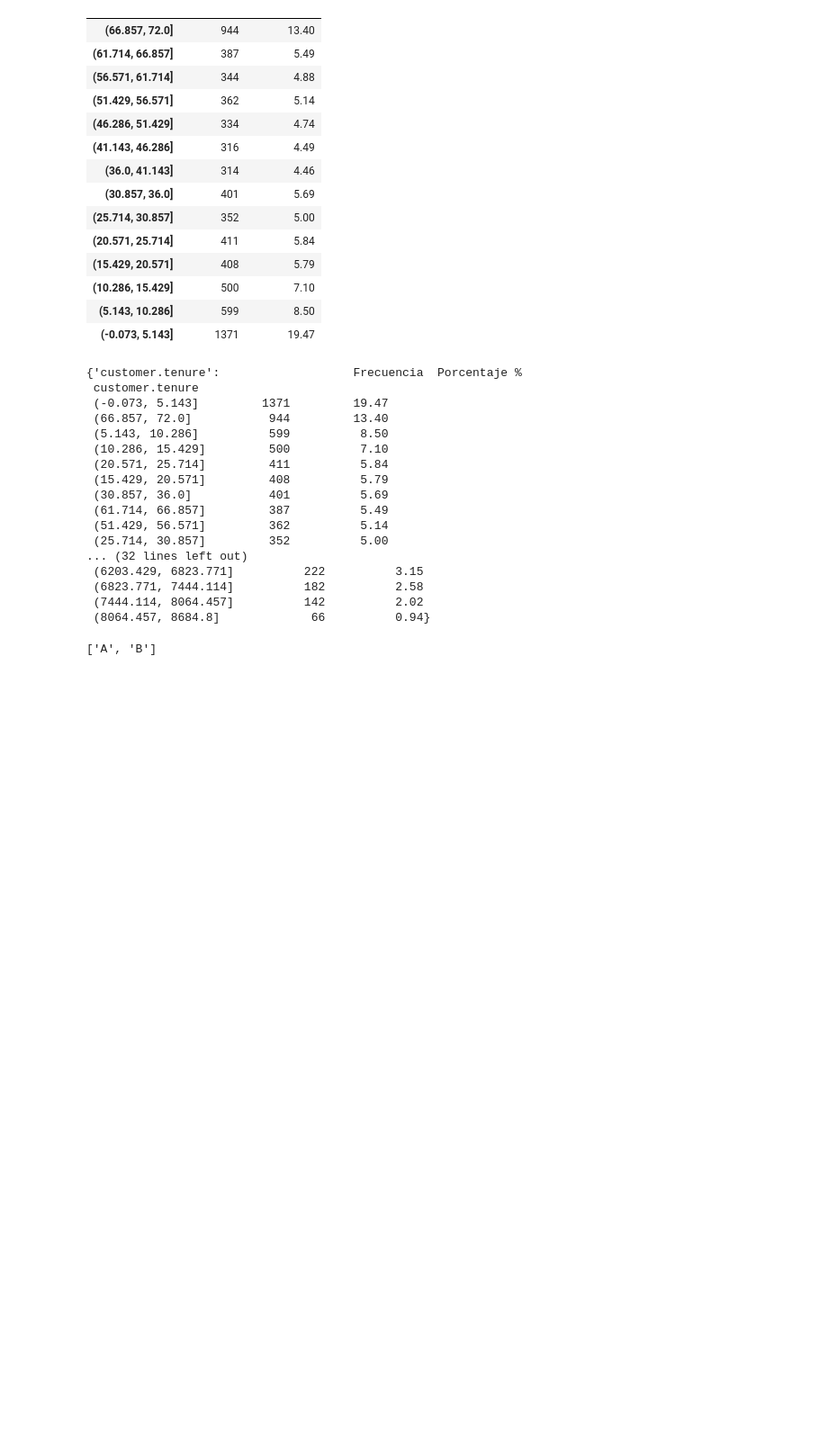
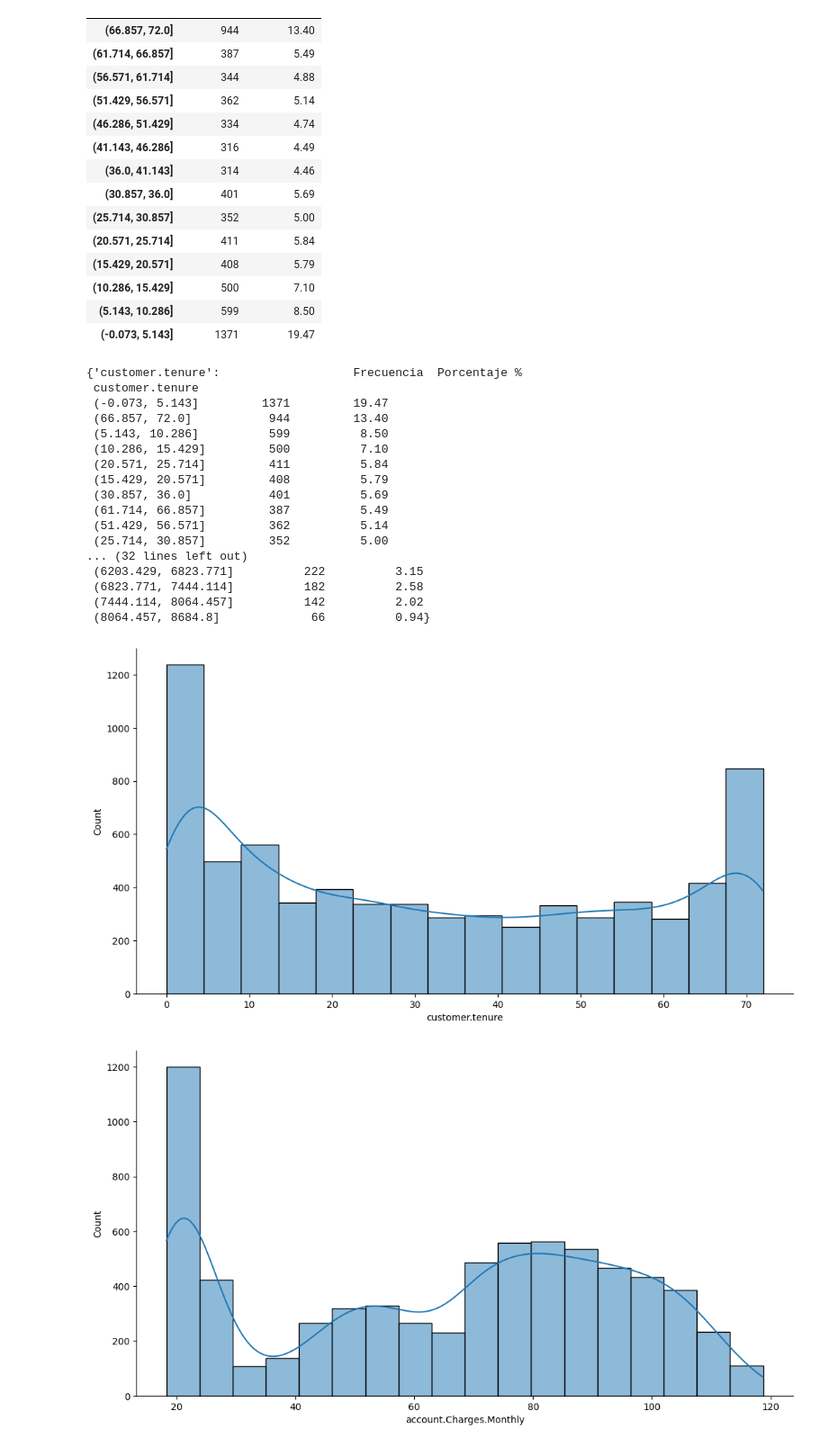
Before and after one commit to Tecindes/ChakkengeONE, a Jupyter notebook: TelecomX_parte2_latam.ipynb, the cells around one changed output. Shown at 90% size. Drawn from its saved outputs; the diff is of its cells as text; code cells hidden in the pictures; blank space fills up the shorter version.

```diff
--- a/TelecomX_parte2_latam.ipynb
+++ b/TelecomX_parte2_latam.ipynb
@@ -391,10 +391,3 @@ dis_frec_cuantitativa_dict_sturges
  (6823.771, 7444.114]          182          2.58
  (7444.114, 8064.457]          142          2.02
  (8064.457, 8684.8]             66          0.94}
-# %%
-import string
-
-labels = list(string.ascii_uppercase)  # ['A', 'B', 'C', ..., 'Z']
-print(labels[:2])  # ['A', 'B', 'C', 'D', 'E']
-# %% [output]
-['A', 'B']
@@ -400,0 +396,10 @@ print(labels[:2])  # ['A', 'B', 'C', 'D', 'E']
+# %%
+for col in Cuantitativa:
+ ax=sns.displot(data=df,x=col,kde=True)
+ ax.figure.set_size_inches(12,6)
+ #ax.set_title(f'Distribución de {col}',fontsize=18)
+ #ax.set_xlabel(col,fontsize=14)
+ ax
+# %% [output]
+[figure, added]
+[figure, added]
```
Also changed, not shown: parts of 6 cells of this notebook.
